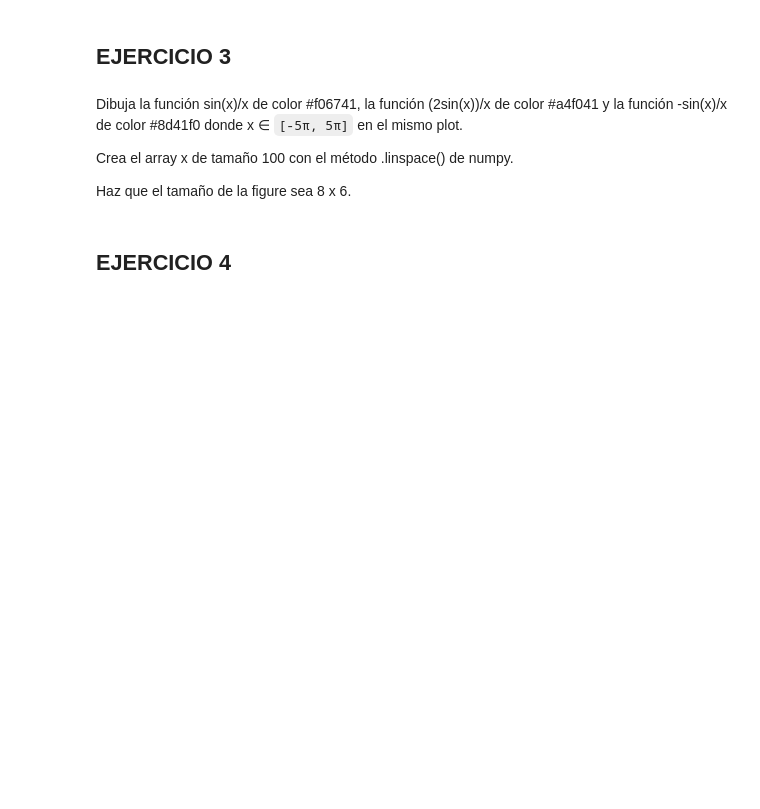
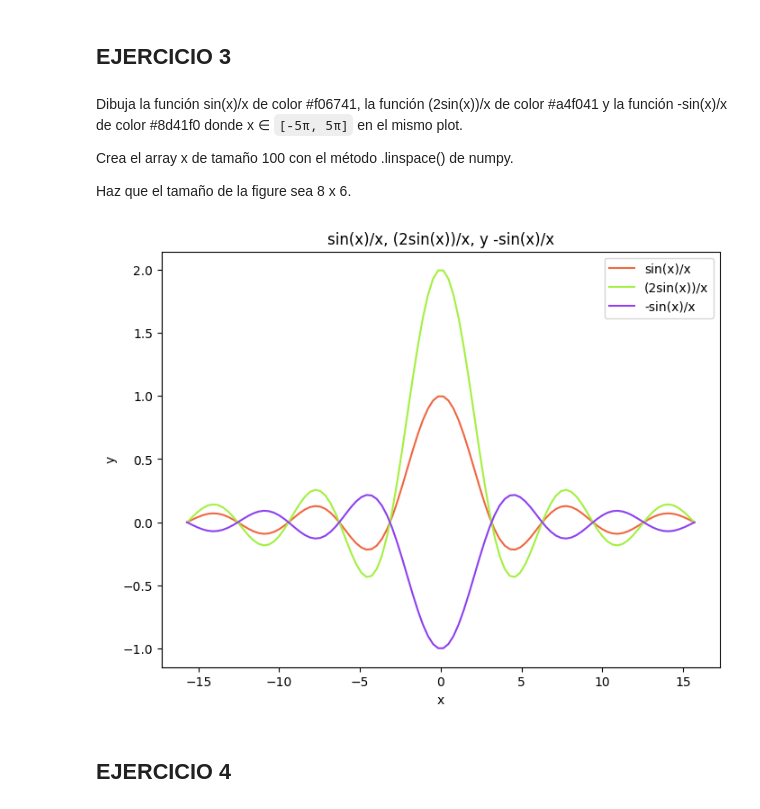
Before and after one commit to iruneguinea9/PRIA_Python, a Jupyter notebook: Listas de ejercicios/Lista12 - Graficos.ipynb, the cells around one changed output. Drawn from its saved outputs; the diff is of its cells as text; code cells hidden in the pictures; blank space fills up the shorter version.

```diff
--- a/Listas de ejercicios/Lista12 - Graficos.ipynb
+++ b/Listas de ejercicios/Lista12 - Graficos.ipynb
@@ -59,6 +59,33 @@ Dibuja la función sin(x)/x de color #f06741, la función (2sin(x))/x de color #
 Crea el array x de tamaño 100 con el método .linspace() de numpy.
 
 Haz que el tamaño de la figure sea 8 x 6.
+# %%
+x = np.linspace(-5 * np.pi, 5 * np.pi, 100)
+
+def f1(x):
+    return np.sin(x) / x
+
+def f2(x):
+    return 2 * np.sin(x) / x
+
+def f3(x):
+    return -np.sin(x) / x
+
+plt.figure(figsize=(8, 6))
+
+plt.plot(x, f1(x), color='#f06741', label='sin(x)/x')
+plt.plot(x, f2(x), color='#a4f041', label='(2sin(x))/x')
+plt.plot(x, f3(x), color='#8d41f0', label='-sin(x)/x')
+
+plt.title('sin(x)/x, (2sin(x))/x, y -sin(x)/x')
+plt.xlabel('x')
+plt.ylabel('y')
+
+plt.legend()
+
+plt.show()
+# %% [output]
+[figure, added]
 # %% [markdown]
 ## EJERCICIO 4
 # %% [markdown]
```
